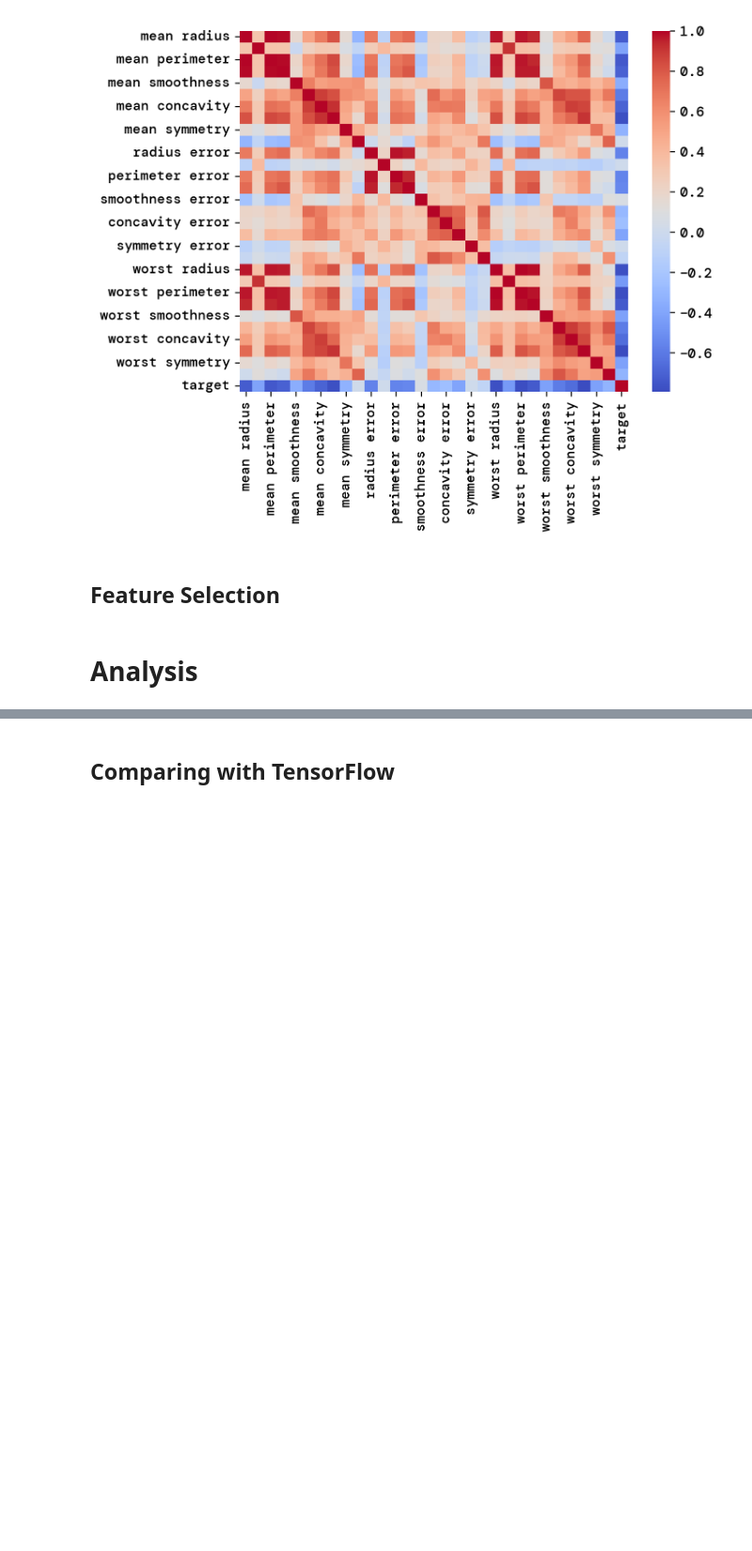
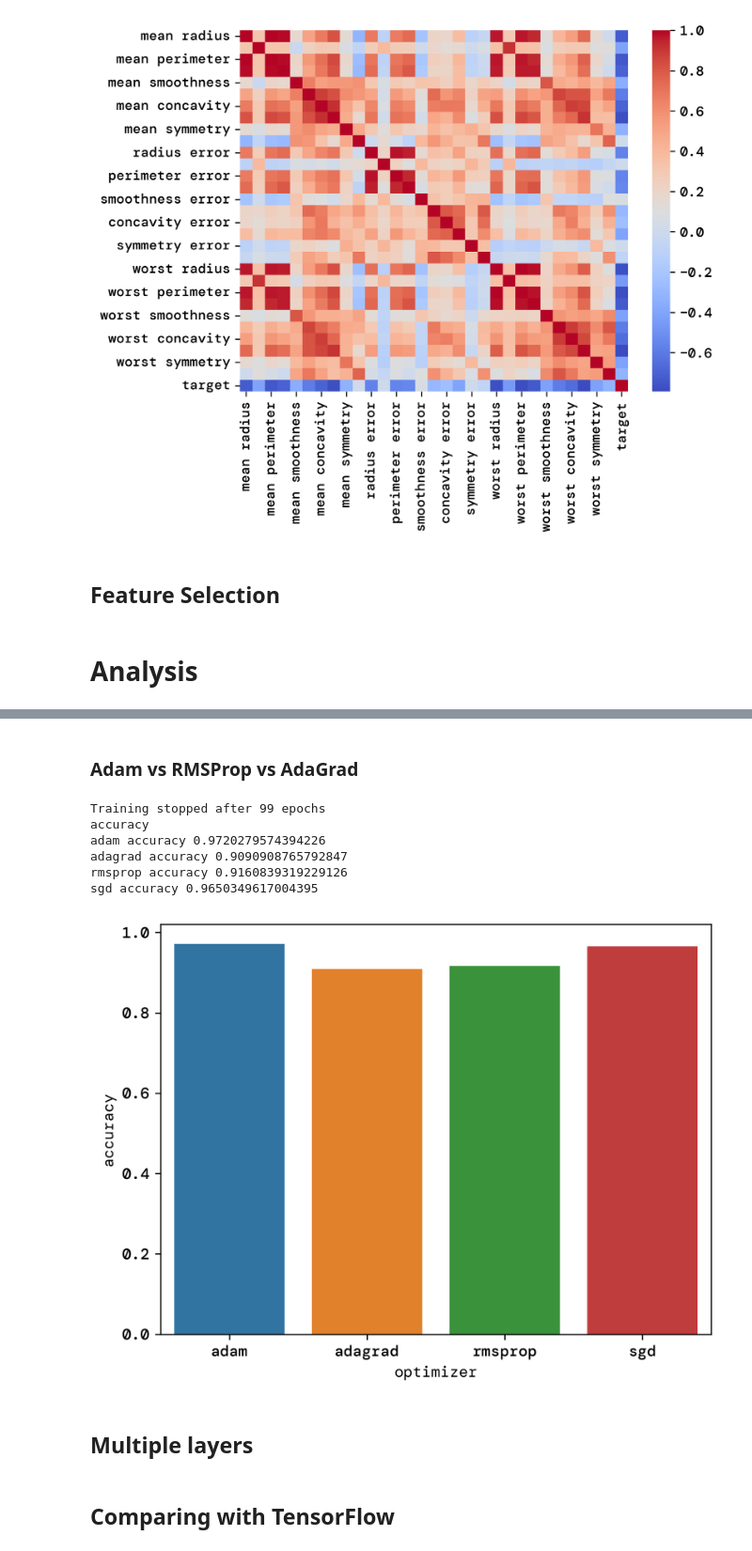
Before and after one commit to bragewiseth/MachineLearningProjects, a Jupyter notebook: project2/src/classification.ipynb, the cells around one changed output, grey strips where cells are left out. Shown: that part at 94% size. Cells and saved outputs as stored; diff of their text form; code cells hidden in the pictures; blank space fills up the shorter version.

```diff
--- a/project2/src/classification.ipynb
+++ b/project2/src/classification.ipynb
@@ -127,3 +165,43 @@ TypeError: show() got an unexpected keyword argument 'dpi'
+# %% [markdown]
+### Adam vs RMSProp vs AdaGrad
+# %%
+
+network = ada.NN.Model([[1, sigmoid]], 0.01 , 100 ,tol, 'adam', 0.0001 , 0.9, epsilon, beta1, beta2, loss=ada.CE, metric=ada.CE )
+network.fit(X_train,y_train, X_test, y_test, batch_size=batch_size)
+adam_accuracy = ada.accuracy(network.classify(X_test), y_test)
+network = ada.NN.Model([[1, sigmoid]], 0.01 , 100 ,tol, 'adagrad', 0.0001 , 0.9, epsilon, beta1, beta2, loss=ada.CE, metric=ada.CE )
+network.fit(X_train,y_train, X_test, y_test, batch_size=batch_size)
+adagrad_accuracy = ada.accuracy(network.classify(X_test), y_test)
+network = ada.NN.Model([[1, sigmoid]], 0.01 , 100 ,tol, 'rmsprop', 0.0001 , 0.9, epsilon, beta1, beta2, loss=ada.CE, metric=ada.CE )
+network.fit(X_train,y_train, X_test, y_test, batch_size=batch_size)
+rmsprop_accuracy = ada.accuracy(network.classify(X_test), y_test)
+network = ada.NN.Model([[1, sigmoid]], 0.01 , 100 ,tol, 'sgd', 0.0001 , 0.9, epsilon, beta1, beta2, loss=ada.CE, metric=ada.CE )
+network.fit(X_train,y_train, X_test, y_test, batch_size=batch_size)
+sgd_accuracy = ada.accuracy(network.classify(X_test), y_test)
+
+print("\naccuracy")
+print("adam accuracy {}".format(adam_accuracy))
+print("adagrad accuracy {}".format(adagrad_accuracy))
+print("rmsprop accuracy {}".format(rmsprop_accuracy))
+print("sgd accuracy {}".format(sgd_accuracy))
+
+optimizer_accuracy = onp.array([adam_accuracy, adagrad_accuracy, rmsprop_accuracy, sgd_accuracy])
+optimizer_names = ['adam', 'adagrad', 'rmsprop', 'sgd']
+sns.barplot(x=optimizer_names, y=optimizer_accuracy)
+plt.xlabel("optimizer")
+plt.ylabel("accuracy")
+plt.savefig("../runsAndFigures/optimizer_accuracy.png",bbox_inches='tight')
+plt.show()
+# %% [output]
+Training stopped after 99 epochs
+accuracy
+adam accuracy 0.9720279574394226
+adagrad accuracy 0.9090908765792847
+rmsprop accuracy 0.9160839319229126
+sgd accuracy 0.9650349617004395
+[figure, added]
+# %% [markdown]
+## Multiple layers
 # %% [markdown]
 ## Comparing with TensorFlow
 # %%
```
Also changed, not shown: parts of 10 cells of this notebook, 19 other files.
